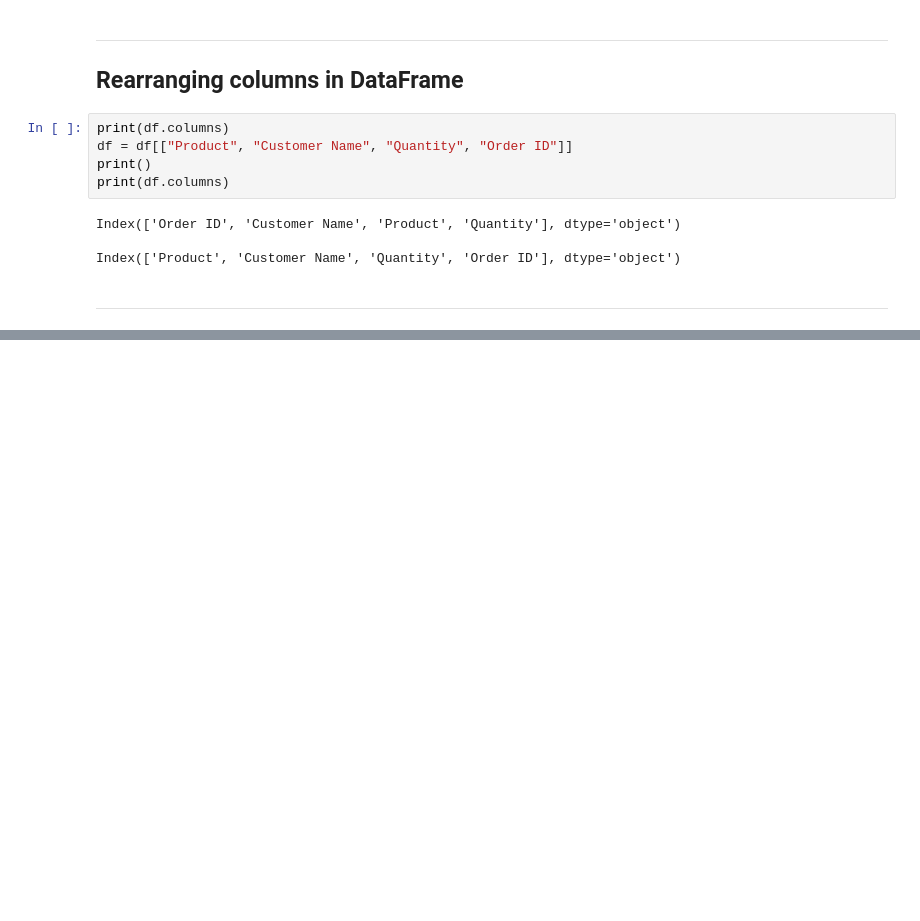
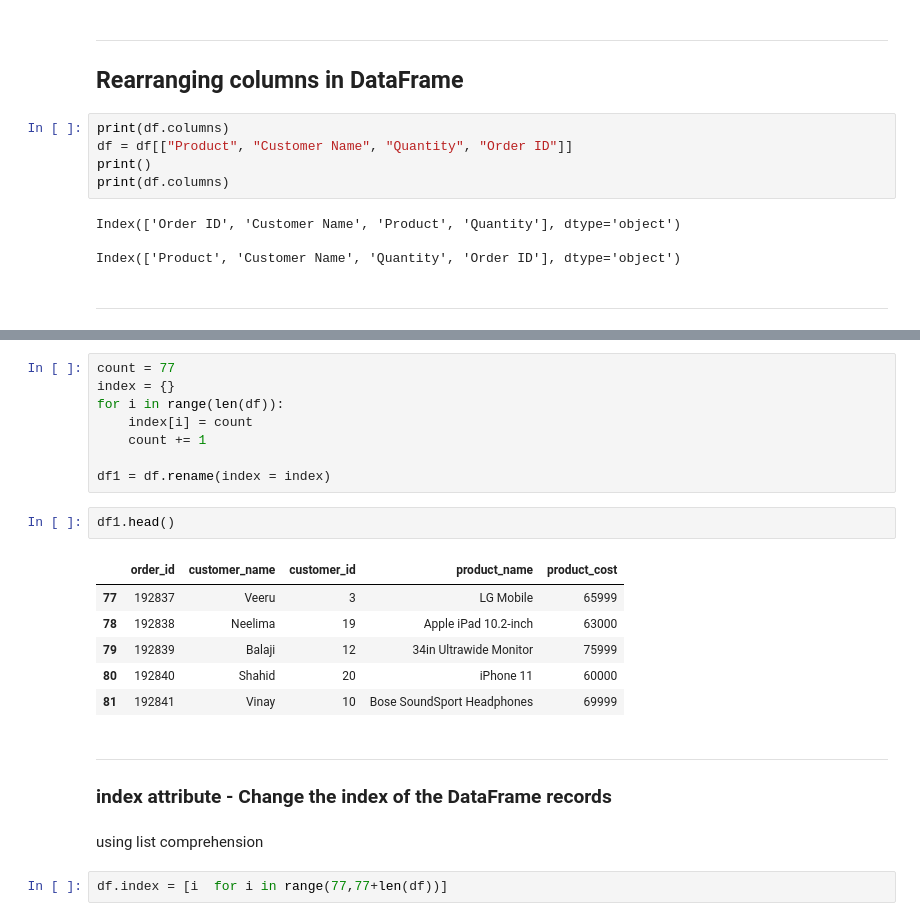
Before and after one commit to ilajnae/hands-on-data-science-with-python, a Jupyter notebook: pandas/8.DataFrame-Methods.ipynb, the cells around one changed output, grey strips where cells are left out. Drawn from its saved outputs; the diff is of its cells as text; blank space fills up the shorter version.

```diff
--- a/pandas/8.DataFrame-Methods.ipynb
+++ b/pandas/8.DataFrame-Methods.ipynb
@@ -209,0 +306,24 @@ Index(['Product', 'Customer Name', 'Quantity', 'Order ID'], dtype='object')
+# %%
+count = 77
+index = {}
+for i in range(len(df)):
+    index[i] = count
+    count += 1
+
+df1 = df.rename(index = index)
+# %%
+df1.head()
+# %% [output]
+|  | order_id | customer_name | customer_id | product_name | product_cost |
+| 77 | 192837 | Veeru | 3 | LG Mobile | 65999 |
+| 78 | 192838 | Neelima | 19 | Apple iPad 10.2-inch | 63000 |
+| 79 | 192839 | Balaji | 12 | 34in Ultrawide Monitor | 75999 |
+| 80 | 192840 | Shahid | 20 | iPhone 11 | 60000 |
+| 81 | 192841 | Vinay | 10 | Bose SoundSport Headphones | 69999 |
+# %% [markdown]
+---
+### index attribute - Change the index of the DataFrame records
+# %% [markdown]
+using list comprehension
+# %%
+df.index = [i  for i in range(77,77+len(df))]
```
Also changed, not shown: parts of 33 cells of this notebook, 1 other file.
